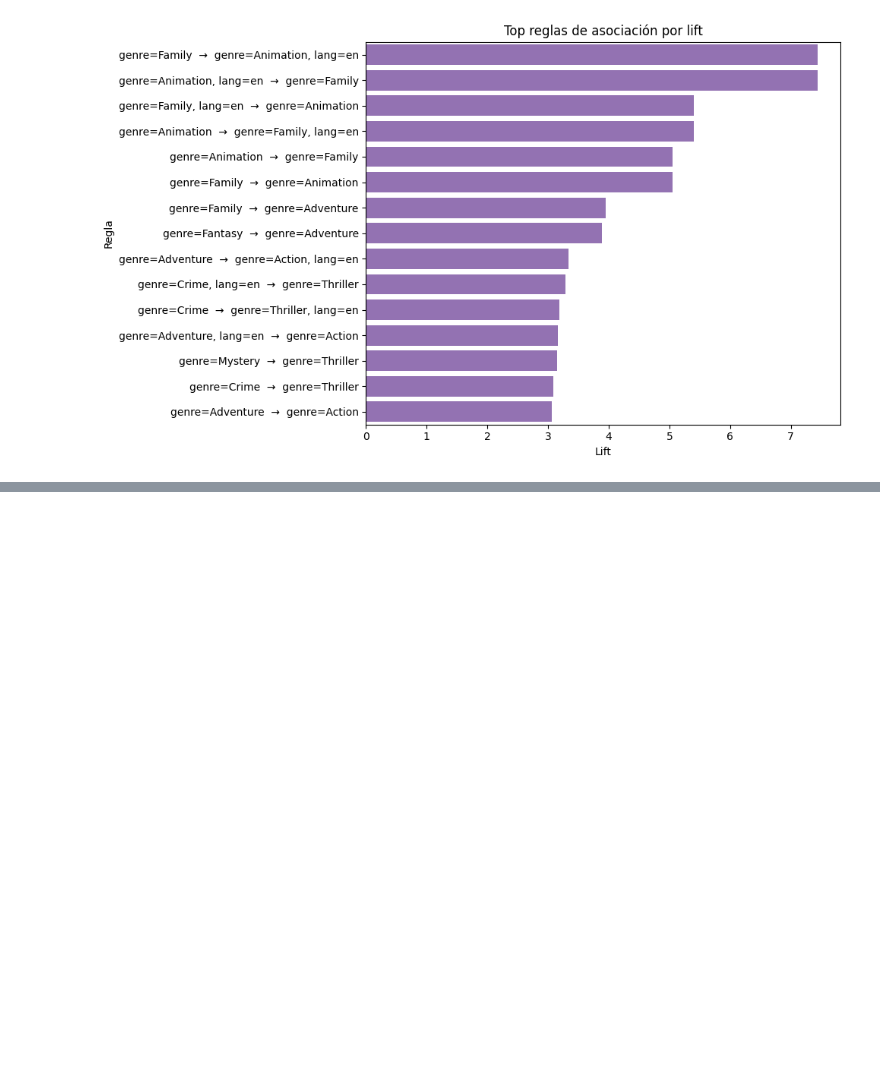
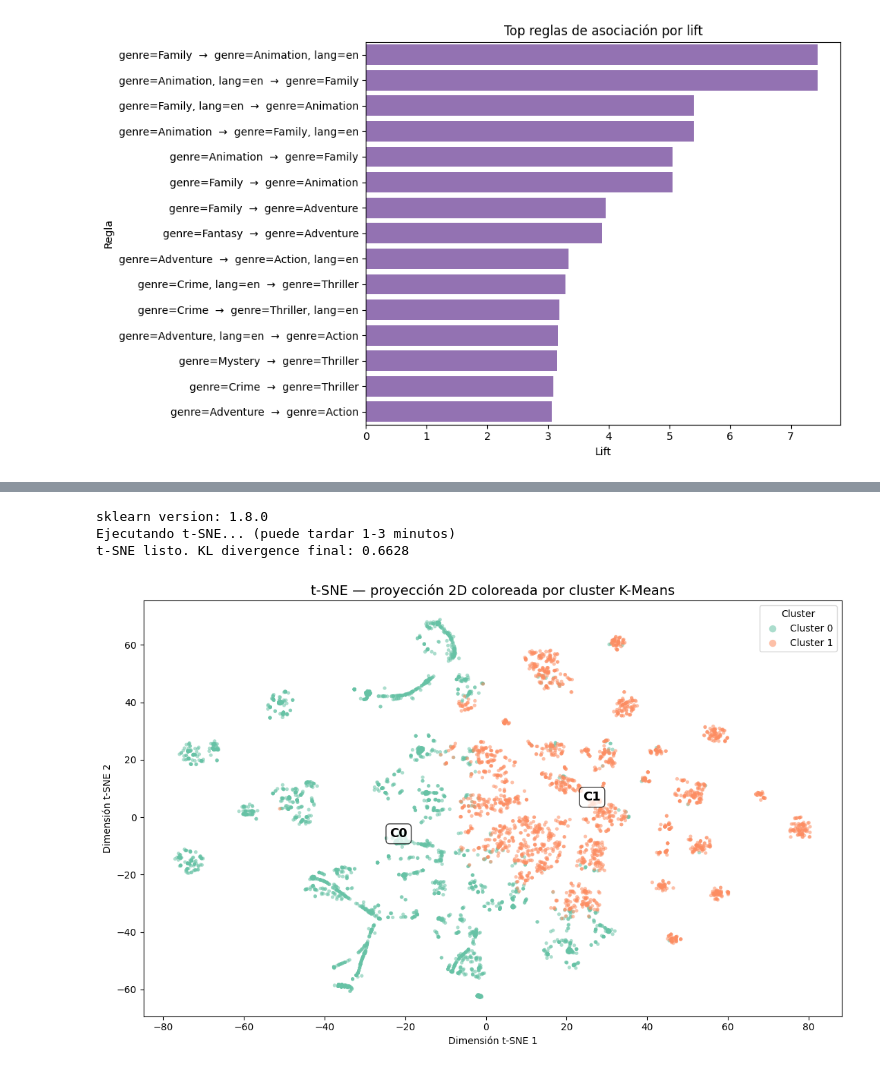
Before and after one commit to jcdiegolopez/MD-LAB02, a Jupyter notebook: main.ipynb, the cells around one changed output, grey strips where cells are left out. Cells and saved outputs as stored; diff of their text form; code cells hidden in the pictures; blank space fills up the shorter version.

```diff
--- a/main.ipynb
+++ b/main.ipynb
@@ -791,0 +871,61 @@ else:
+# %%
+# ── Ajustar t-SNE ─────────────────────────────────────────────────────────────
+from sklearn.manifold import TSNE
+import sklearn
+
+tsne = TSNE(
+    n_components=2,
+    perplexity=40,
+    max_iter=1000,        # ← 'n_iter' se renombró a 'max_iter' en sklearn ≥1.2
+    learning_rate='auto',
+    init='pca',
+    random_state=RANDOM_STATE
+)
+
+print(f"sklearn version: {sklearn.__version__}")
+print("Ejecutando t-SNE... (puede tardar 1-3 minutos)")
+X_tsne = tsne.fit_transform(X_sample)
+
+df_tsne = pd.DataFrame({
+    'tsne_1'     : X_tsne[:, 0],
+    'tsne_2'     : X_tsne[:, 1],
+    'cluster'    : labels_sample,
+    'main_genre' : main_genre_sample
+})
+
+print(f"t-SNE listo. KL divergence final: {tsne.kl_divergence_:.4f}")
+# %% [output]
+sklearn version: 1.8.0
+Ejecutando t-SNE... (puede tardar 1-3 minutos)
+t-SNE listo. KL divergence final: 0.6628
+# %%
+# ── Gráfica 1: coloreado por cluster K-Means ──────────────────────────────────
+n_clusters = len(np.unique(labels_sample))
+palette    = sns.color_palette('Set2', n_colors=n_clusters)
+
+fig, ax = plt.subplots(figsize=(11, 7))
+for i, cl in enumerate(sorted(np.unique(labels_sample))):
+    mask = df_tsne['cluster'] == cl
+    ax.scatter(
+        df_tsne.loc[mask, 'tsne_1'],
+        df_tsne.loc[mask, 'tsne_2'],
+        c=[palette[i]], label=f'Cluster {cl}',
+        alpha=0.55, s=14, edgecolors='none'
+    )
+
+# Anotar centroide aproximado de cada cluster
+for cl in sorted(np.unique(labels_sample)):
+    cx = df_tsne.loc[df_tsne['cluster'] == cl, 'tsne_1'].mean()
+    cy = df_tsne.loc[df_tsne['cluster'] == cl, 'tsne_2'].mean()
+    ax.annotate(f'C{cl}', xy=(cx, cy), fontsize=13, fontweight='bold',
+                ha='center', va='center',
+                bbox=dict(boxstyle='round,pad=0.3', fc='white', alpha=0.75))
+
+ax.set_title('t-SNE — proyección 2D coloreada por cluster K-Means', fontsize=14)
+ax.set_xlabel('Dimensión t-SNE 1')
+ax.set_ylabel('Dimensión t-SNE 2')
+ax.legend(title='Cluster', markerscale=2)
+plt.tight_layout()
+plt.show()
+# %% [output]
+[figure, added]
```
Also changed, not shown: parts of 7 cells of this notebook.
